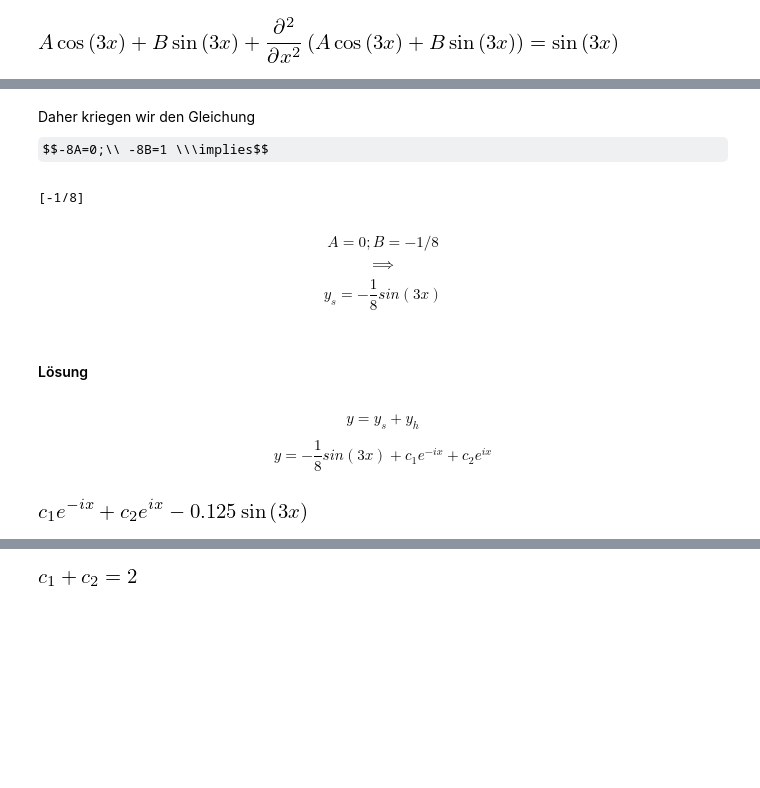
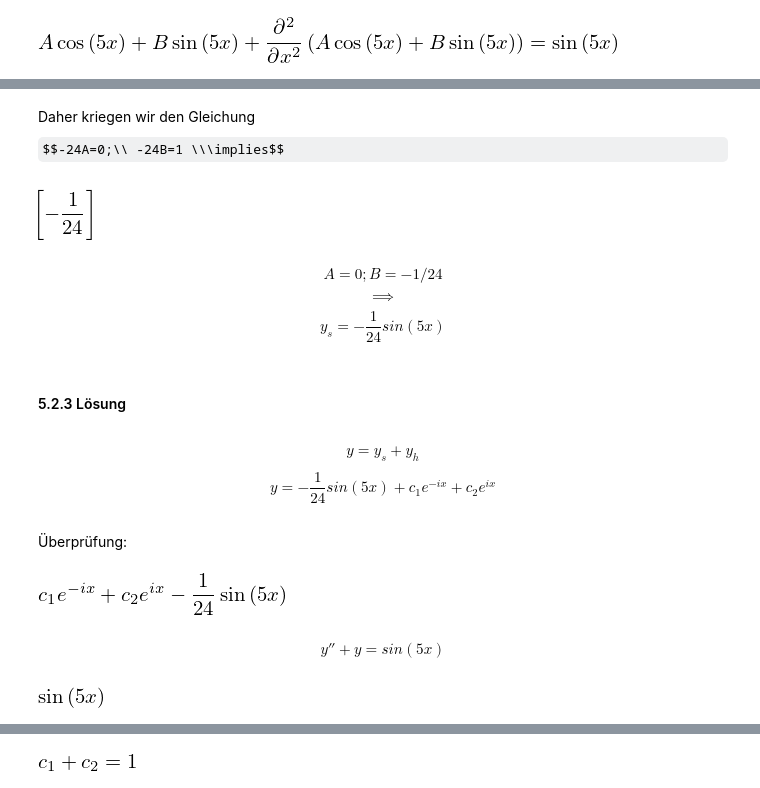
Before and after one commit to pchr8/math3-jupyter, a Jupyter notebook: Diffgleich.ipynb, the cells around one changed output, grey strips where cells are left out. Saved outputs shown, nothing was run; the diff lists cells and outputs as text; code cells hidden in the pictures; some formulas as TeX source; blank space fills up the shorter version.

```diff
--- a/Diffgleich.ipynb
+++ b/Diffgleich.ipynb
@@ -177,23 +180,31 @@ ddform
 # %% [markdown]
 Daher kriegen wir den Gleichung
-$$-8A=0;\\ -8B=1 \\\implies$$
+$$-24A=0;\\ -24B=1 \\\implies$$
 # %%
-print(solve(-8*B-1,B));
+bb = solve(-24*B-1,B)
+bb
 # %% [output]
-[-1/8]
+[figure, added]
 # %% [markdown]
-$$A=0;B=-1/8$$
+$$A=0;B=-1/24$$
 $$\implies$$
-$$y_s=-\frac{1}{8}sin(3x)$$
+$$y_s=-\frac{1}{24}sin(5x)$$
 # %% [markdown]
-#### Lösung
+#### 5.2.3 Lösung
 # %% [markdown]
 $$y=y_s+y_h $$
-$$y=-\frac{1}{8}sin(3x)+c_1e^{-ix}+c_2e^{ix}$$
+$$y=-\frac{1}{24}sin(5x)+c_1e^{-ix}+c_2e^{ix}$$
+# %% [markdown]
+Überprüfung:
 # %%
 c1,c2=symbols("c1 c2")
-full=-(1/8)*sin(3*x)+c1*E**(-I*x)+c2*E**(I*x)
-e1=full
-e1
+full=bb[0]*sin(5*x)+c1*E**(-I*x)+c2*E**(I*x)
+full
 # %% [output]
-[figure, old version]
+[figure, new version]
+# %% [markdown]
+$$y''+y=sin(5x)$$
+# %%
+d(d(full,x),x).doit()+full
+# %% [output]
+[figure, added]
```
Also changed, not shown: parts of 53 cells of this notebook, 44 other files.
